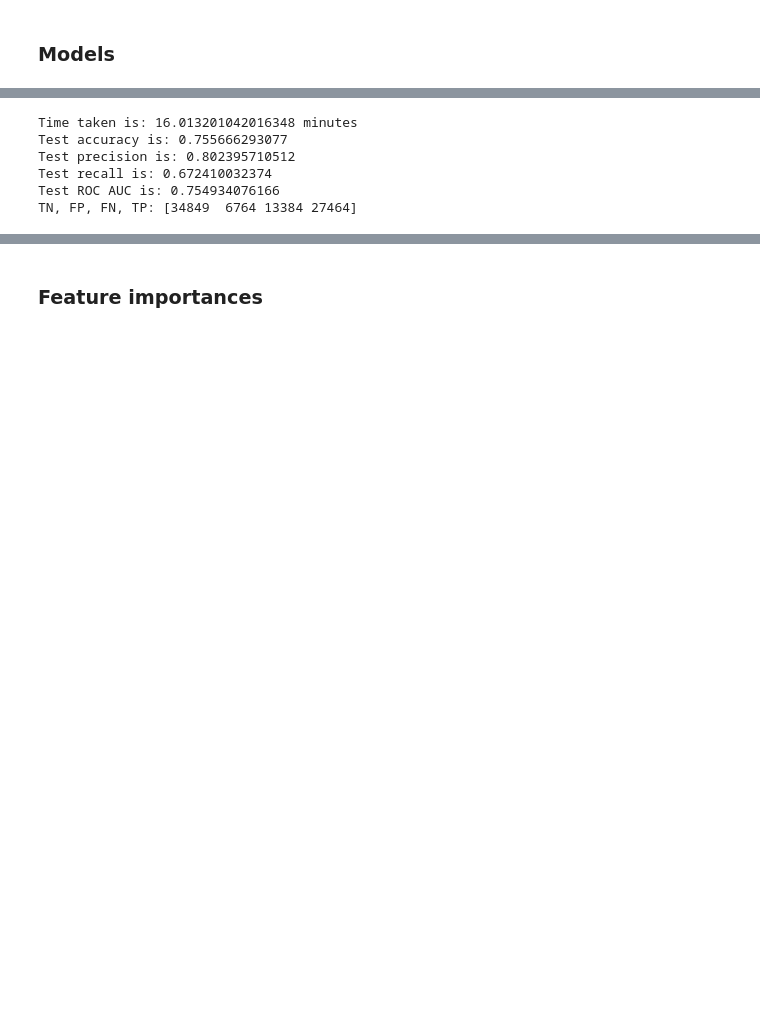
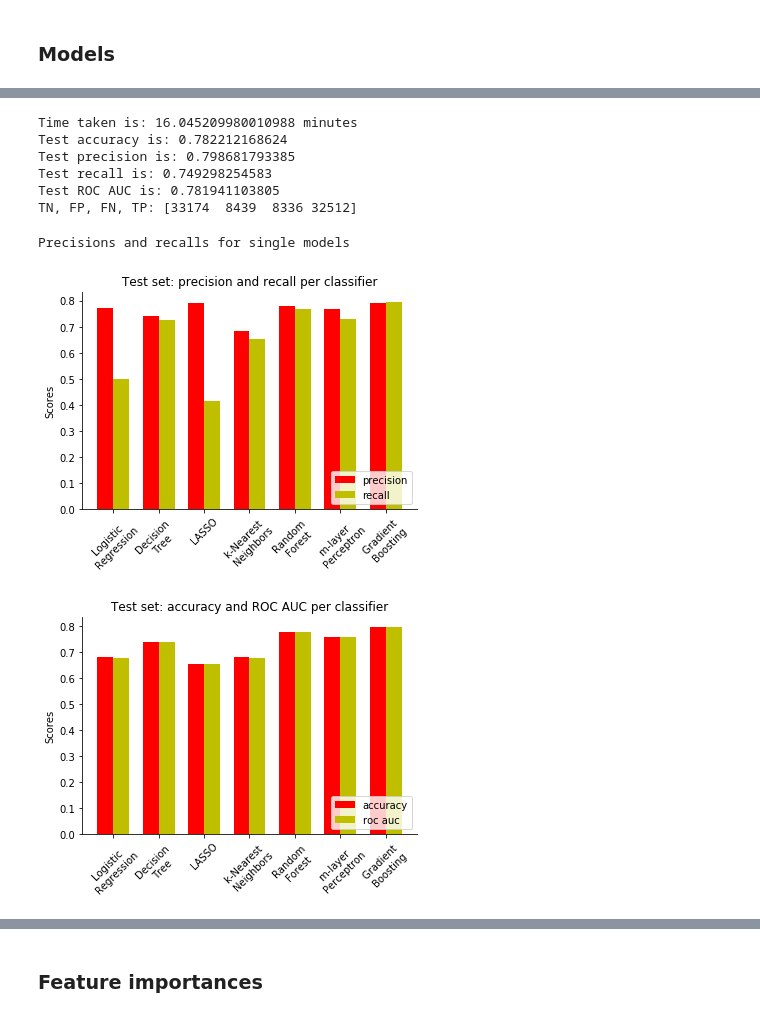
Before and after one commit to FajneFarita/Looking-for-a-Needle-in-a-Haystack-Predicting-Wikipedia-Edits, a Jupyter notebook: data/final/fall-2017-info-251-final-project-analysis-nnu.ipynb, the cells around one changed output, grey strips where cells are left out. Saved outputs shown, nothing was run; the diff lists cells and outputs as text; code cells hidden in the pictures; blank space fills up the shorter version.

```diff
--- a/data/final/fall-2017-info-251-final-project-analysis-nnu.ipynb
+++ b/data/final/fall-2017-info-251-final-project-analysis-nnu.ipynb
@@ -898,12 +897,12 @@ np.random.seed(seed=13579)
 kf = KFold(n_splits=5, random_state=13579)
 
 logit = LogisticRegression()
-tree = DecisionTreeClassifier(random_state=13579, max_depth = 4)
+tree = DecisionTreeClassifier(random_state=13579, max_depth = 18)
 lasso = LogisticRegression(penalty = 'l1')
 knn = KNeighborsClassifier()
-forest = RandomForestClassifier(random_state=13579, max_depth = 4)
+forest = RandomForestClassifier(random_state=13579, max_depth = 18)
 tron = MLPClassifier(solver='lbfgs', random_state=13579)
-boost = GradientBoostingClassifier(random_state=13579)
+boost = GradientBoostingClassifier(random_state=13579, max_depth=7)
 
 mv_model = VotingClassifier([('logit', logit),
                              ('tree', tree),
@@ -917,7 +916,7 @@ mv_model_test_acc = []
 mv_model_test_precision = []
 mv_model_test_recall = []
 mv_model_test_roc_auc = []
-tn_fp_fn_tp = []
+
 
 t0 = time.time()
 for train_idx, test_idx in kf.split(X):
@@ -934,23 +933,22 @@ for train_idx, test_idx in kf.split(X):
     mv_model_test_precision += [precision_score(test_y, y_pred_test)]
     mv_model_test_recall += [recall_score(test_y, y_pred_test)]
     mv_model_test_roc_auc += [roc_auc_score(test_y, y_pred_test)]
-    tn_fp_fn_tp.append(confusion_matrix(test_y, y_pred_test).ravel())
+
 
 t1 = time.time()
 mv_model_time_taken = t1-t0
 
-confusion_string = (np.sum(tn_fp_fn_tp, axis=0))
+
 
 print("Time taken is: " + str(mv_model_time_taken/60) + " minutes")
 print("Test accuracy is: " + str(np.mean(mv_model_test_acc)))
 print("Test precision is: " + str(np.mean(mv_model_test_precision)))
 print("Test recall is: " + str(np.mean(mv_model_test_recall)))
 print("Test ROC AUC is: " + str(np.mean(mv_model_test_roc_auc)))
-#print("TN, FP, FN, TP: " + str(confusion_string))
 # %% [output]
-Time taken is: 16.013201042016348 minutes
-Test accuracy is: 0.755666293077
-Test precision is: 0.802395710512
-Test recall is: 0.672410032374
-Test ROC AUC is: 0.754934076166
-TN, FP, FN, TP: [34849  6764 13384 27464]
+Time taken is: 16.045209980010988 minutes
+Test accuracy is: 0.782212168624
+Test precision is: 0.798681793385
+Test recall is: 0.749298254583
+Test ROC AUC is: 0.781941103805
+TN, FP, FN, TP: [33174  8439  8336 32512]
@@ -956,0 +987,41 @@ TN, FP, FN, TP: [34849  6764 13384 27464]
+# %%
+test_precisions = [np.mean(logit_test_precision), np.mean(tree_test_precision),
+                   np.mean(lasso_test_precision), np.mean(knn_test_precision),
+                   np.mean(forest_test_precision), np.mean(tron_test_precision),
+                   np.mean(boost_test_precision)]
+
+test_recalls = [np.mean(logit_test_recall), np.mean(tree_test_recall),
+                   np.mean(lasso_test_recall), np.mean(knn_test_recall),
+                   np.mean(forest_test_recall), np.mean(tron_test_recall),
+                   np.mean(boost_test_recall)]
+
+accuracy = [np.mean(logit_test_acc), np.mean(tree_test_acc),
+                   np.mean(lasso_test_acc), np.mean(knn_test_acc),
+                   np.mean(forest_test_acc), np.mean(tron_test_acc),
+                   np.mean(boost_test_acc)]
+
+
+roc_auc = [np.mean(logit_test_roc_auc), np.mean(tree_test_roc_auc),
+                   np.mean(lasso_test_roc_auc), np.mean(knn_test_roc_auc),
+                   np.mean(forest_test_roc_auc), np.mean(tron_test_roc_auc),
+                   np.mean(boost_test_roc_auc)]
+
+
+names = ['Logistic \nRegression', 'Decision \nTree', 'LASSO', 'k-Nearest \nNeighbors',
+         'Random \nForest', 'm-layer \nPerceptron', 'Gradient \nBoosting']
+
+logit = LogisticRegression()
+tree = DecisionTreeClassifier(random_state=13579, max_depth = 4)
+lasso = LogisticRegression(penalty = 'l1')
+knn = KNeighborsClassifier()
+forest = RandomForestClassifier(random_state=13579, max_depth = 4)
+tron = MLPClassifier(solver='lbfgs', random_state=13579)
+boost = GradientBoostingClassifier(random_state=13579)
+
+
+print("Precisions and recalls for single models")
+plot_precision_recall(test_precisions, test_recalls, accuracy, roc_auc, names)
+# %% [output]
+Precisions and recalls for single models
+[figure, added]
+[figure, added]
```
Also changed, not shown: parts of 34 cells of this notebook.
